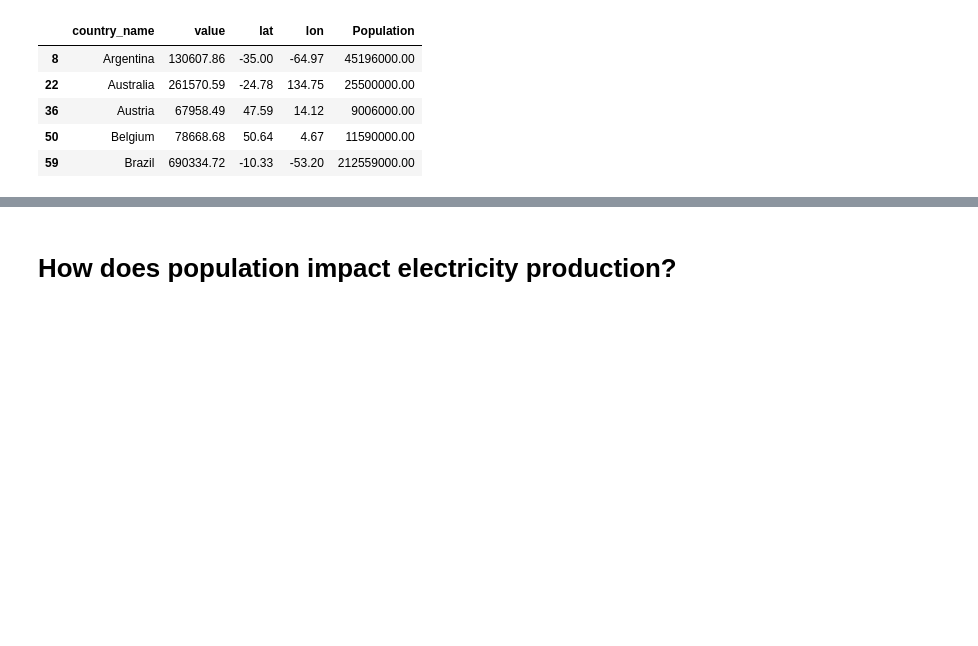
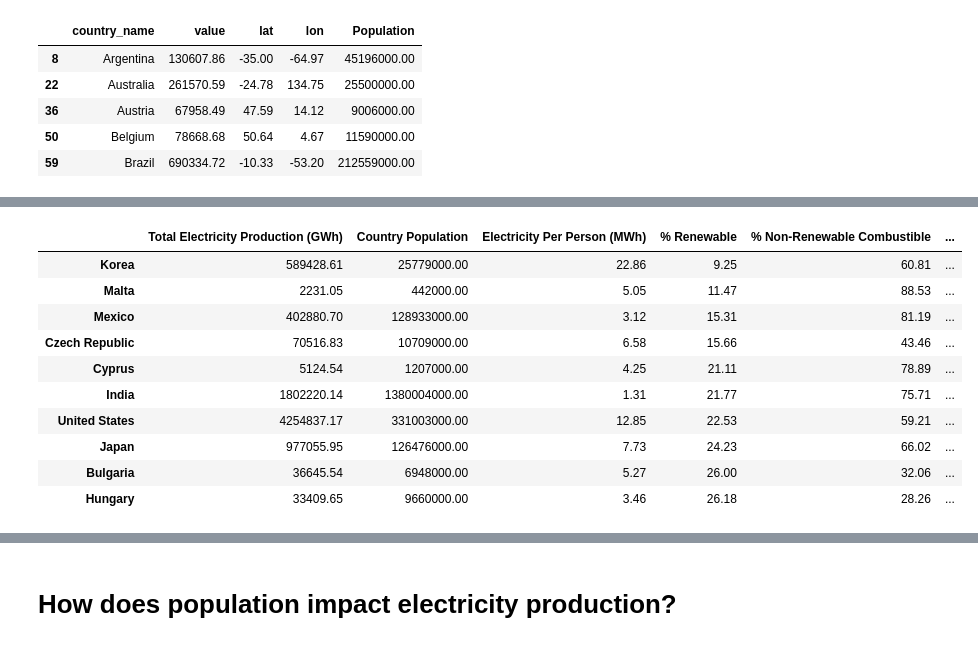
Before and after one commit to bburwinkel0721/Electric-Production, a Jupyter notebook: electricity_anaylsis.ipynb, the cells around one changed output, grey strips where cells are left out. Cells and saved outputs as stored; diff of their text form; code cells hidden in the pictures; blank space fills up the shorter version.

```diff
--- a/electricity_anaylsis.ipynb
+++ b/electricity_anaylsis.ipynb
@@ -241,0 +250,18 @@ summary_statistics_2023
+# %%
+# Creates a dataframe from the summary statistics to show the bottom 10 based on renewable percentage
+worst_percent_renewables = summary_statistics_2023.sort_values('% Renewable', ascending=True)
+
+# Display the first 10 rows in the dataframe
+worst_percent_renewables.head(10)
+# %% [output]
+|  | Total Electricity Production (GWh) | Country Population | Electricity Per Person (MWh) | % Renewable | % Non-Renewable Combustible | ... |
+| Korea | 589428.61 | 25779000.00 | 22.86 | 9.25 | 60.81 | ... |
+| Malta | 2231.05 | 442000.00 | 5.05 | 11.47 | 88.53 | ... |
+| Mexico | 402880.70 | 128933000.00 | 3.12 | 15.31 | 81.19 | ... |
+| Czech Republic | 70516.83 | 10709000.00 | 6.58 | 15.66 | 43.46 | ... |
+| Cyprus | 5124.54 | 1207000.00 | 4.25 | 21.11 | 78.89 | ... |
+| India | 1802220.14 | 1380004000.00 | 1.31 | 21.77 | 75.71 | ... |
+| United States | 4254837.17 | 331003000.00 | 12.85 | 22.53 | 59.21 | ... |
+| Japan | 977055.95 | 126476000.00 | 7.73 | 24.23 | 66.02 | ... |
+| Bulgaria | 36645.54 | 6948000.00 | 5.27 | 26.00 | 32.06 | ... |
+| Hungary | 33409.65 | 9660000.00 | 3.46 | 26.18 | 28.26 | ... |
```
Also changed, not shown: parts of 2 cells of this notebook.
